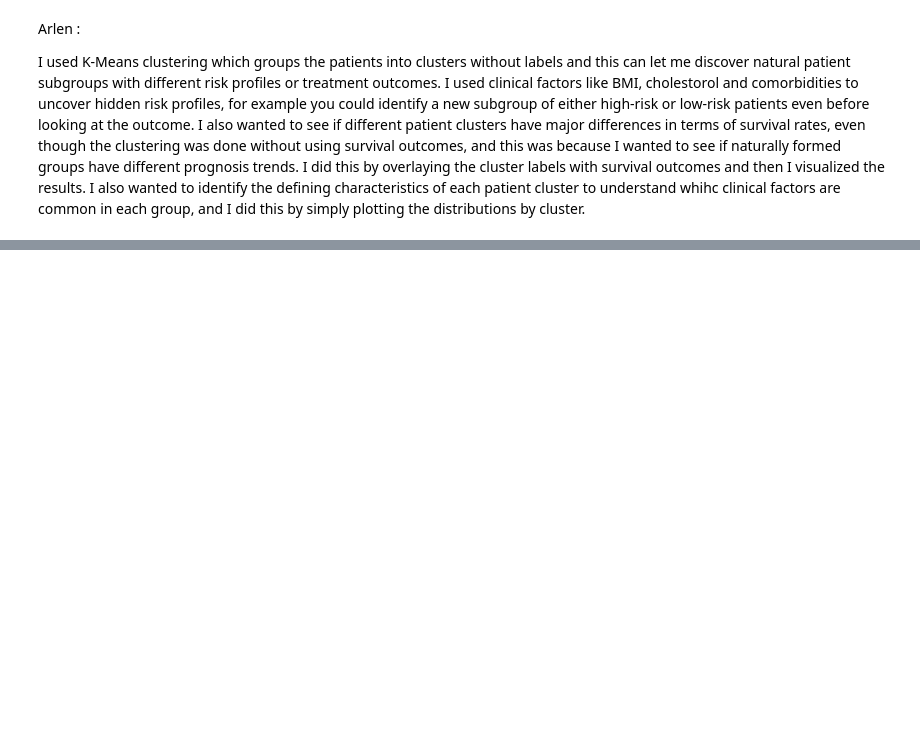
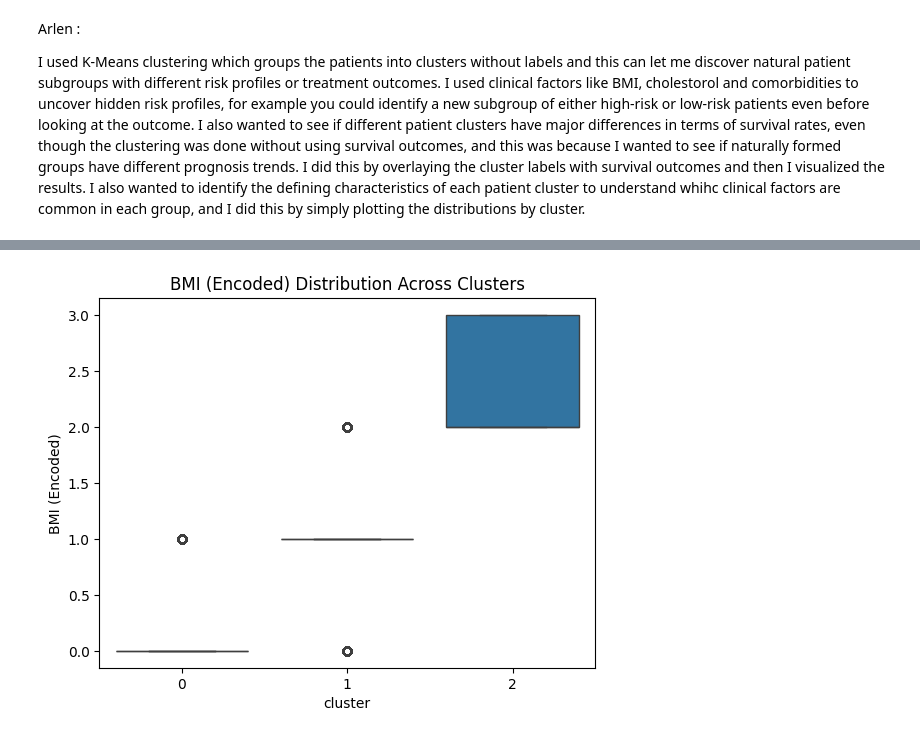
Before and after one commit to Campeon254/DataMining_GroupProject_-Calvin-Tanveer-Samantha-Patricia-Susan-Arlen-, a Jupyter notebook: notebooks/3_data_mining.ipynb, the cells around one changed output, grey strips where cells are left out. Drawn from its saved outputs; the diff is of its cells as text; code cells hidden in the pictures; blank space fills up the shorter version.

```diff
--- a/notebooks/3_data_mining.ipynb
+++ b/notebooks/3_data_mining.ipynb
@@ -280,5 +292,8 @@ plt.show()
 # %%
-# Boxplot to visualize BMI distribution across clusters
-sns.boxplot(x='cluster', y='bmi', data=data)
-plt.title('BMI Distribution Across Clusters')
+# Boxplot to visualize BMI (encoded) distribution across clusters
+sns.boxplot(x='cluster', y=bmi_encoded, data=df)
+plt.title('BMI (Encoded) Distribution Across Clusters')
+plt.ylabel('BMI (Encoded)')
 plt.show()
+# %% [output]
+[figure, added]
```
Also changed, not shown: parts of 2 cells of this notebook.
